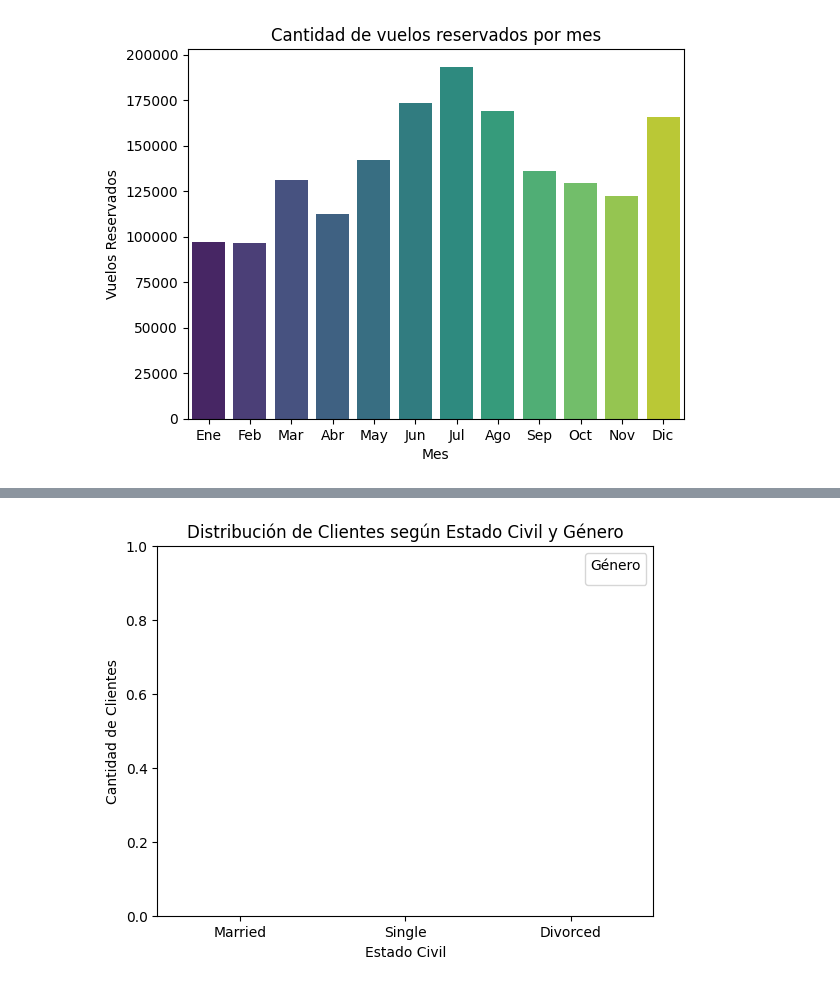
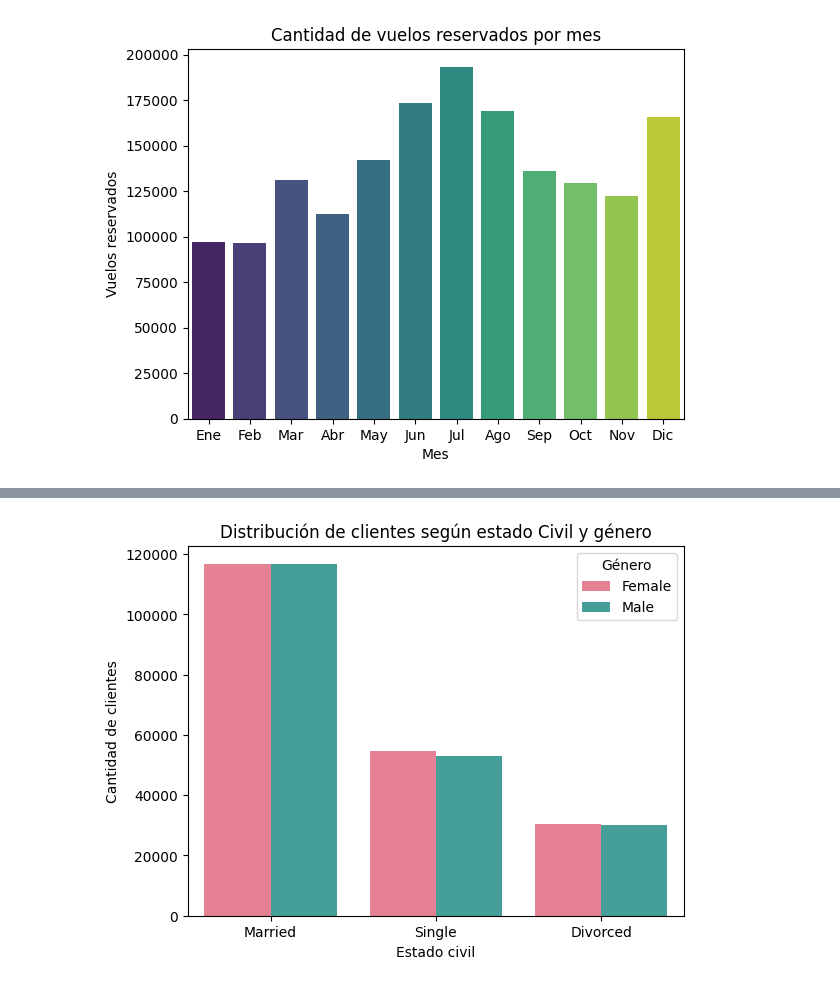
Before and after one commit to Adalab/bda-modulo-3-evaluacion-final-marinagasco, a Jupyter notebook: notebooks/Evaluación.ipynb, the cells around one changed output, grey strips where cells are left out. Drawn from its saved outputs; the diff is of its cells as text; code cells hidden in the pictures.

```diff
--- a/notebooks/Evaluación.ipynb
+++ b/notebooks/Evaluación.ipynb
@@ -271,0 +368,5 @@ import scipy.stats as stats
+# %%
+#Igualamos la variable para que se modifique en nuestro df y agrupar por número, mes y año que es ahí donde estaba el problema.
+#Luego, sumamos todas las columnas del df.
+
+df_activity = df_activity.groupby(["Loyalty Number", "Year", "Month"]).sum().reset_index()
@@ -555,7 +727,0 @@ Index(['Country', 'Province', 'City', 'Postal Code', 'Gender', 'Education',
-# %%
-# El segundo paso es cuáles son las opciones de estas columnas con un unique().
-# Haremos una bucle for para poder iterar por cada una de estas columnas y luego printearemos el resultado.
-for col in ['Country', 'Province', 'City', 'Postal Code', 'Gender', 'Education',
-       'Marital Status', 'Loyalty Card', 'Enrollment Type']:
-    print(f"Valores únicos en '{col}':")
-    print(df_final[col].unique())
@@ -579,0 +763,12 @@ Valores únicos en 'Enrollment Type':
+# %%
+#Ahora, no tiene mucho sentido dejar los nombres de estas columnas así.
+#Vamos a cambiarlos por: "Year Status" y "Month Status" con el método rename.
+
+#Renombramos las columnas
+df_final = df_final.rename(columns={
+    "Cancellation Year": "Year Status",
+    "Cancellation Month": "Month Status"
+})
+
+# Verificar los resultados
+df_final.head()
@@ -584,10 +803,0 @@ np.int64(405624)
-# %%
-# A pesar de que las opciones de las columnas tienen sentido y no contienen errores, para facilitar la egibilidad y ser más eficientes. vamos a hacer un map para transformar los valores de Gender y pasar de
-#Female a F y de Male a M.
-
-#También podría usar el replace() pero en este caso, el map tiene más sentido porque directamente le pasamos un diccionario y es más sencillo si queremos cambiar solo la info de una columna del dataset.
-#Además, si un valor no está en el diccionario, se convertirá en "nan" hecho que nos interesa por si las personas deciden no contestar (en cambio con el replace quedan intactos, quedaría un espacio en blanco, por ejemplo).
-
-df_final['Gender'] = df_final['Gender'].map({'F': 'Female', 'M': 'Male'})
-
-#NO ENTIENDO, TODA AL FILA ES NULO DE GÉNERO?
@@ -694,15 +945,16 @@ plt.show()
 # %%
 ## 6. ¿Cómo se distribuyen los clientes según su estado civil y género?
 
-## Usamos un gráfico de barras agrupadas para comparar Marital Status y Gender.
+#Aquí estamos correlacionando dos variables, por lo tanto debemos usar un gráfico que nos ayuda a hacer esta comparación.
+#En este caso, volvemos a usar un counplot que nos dará esté recuento de los valores agrupados por Gender y Marital Status.
 
-# Crear un gráfico de barras agrupadas:
+#Así que creamos un gráfico de barras agrupadas:
 
 sns.countplot(data=df_final, x='Marital Status', hue='Gender', palette='husl')
-plt.title('Distribución de Clientes según Estado Civil y Género')
-plt.xlabel('Estado Civil')
-plt.ylabel('Cantidad de Clientes')
+plt.title('Distribución de clientes según estado Civil y género')
+plt.xlabel('Estado civil')
+plt.ylabel('Cantidad de clientes')
 plt.legend(title='Género')
 plt.show()
 # %% [output]
-[figure, old version]
+[figure, new version]
```
Also changed, not shown: parts of 64 cells of this notebook, 2 other files.
